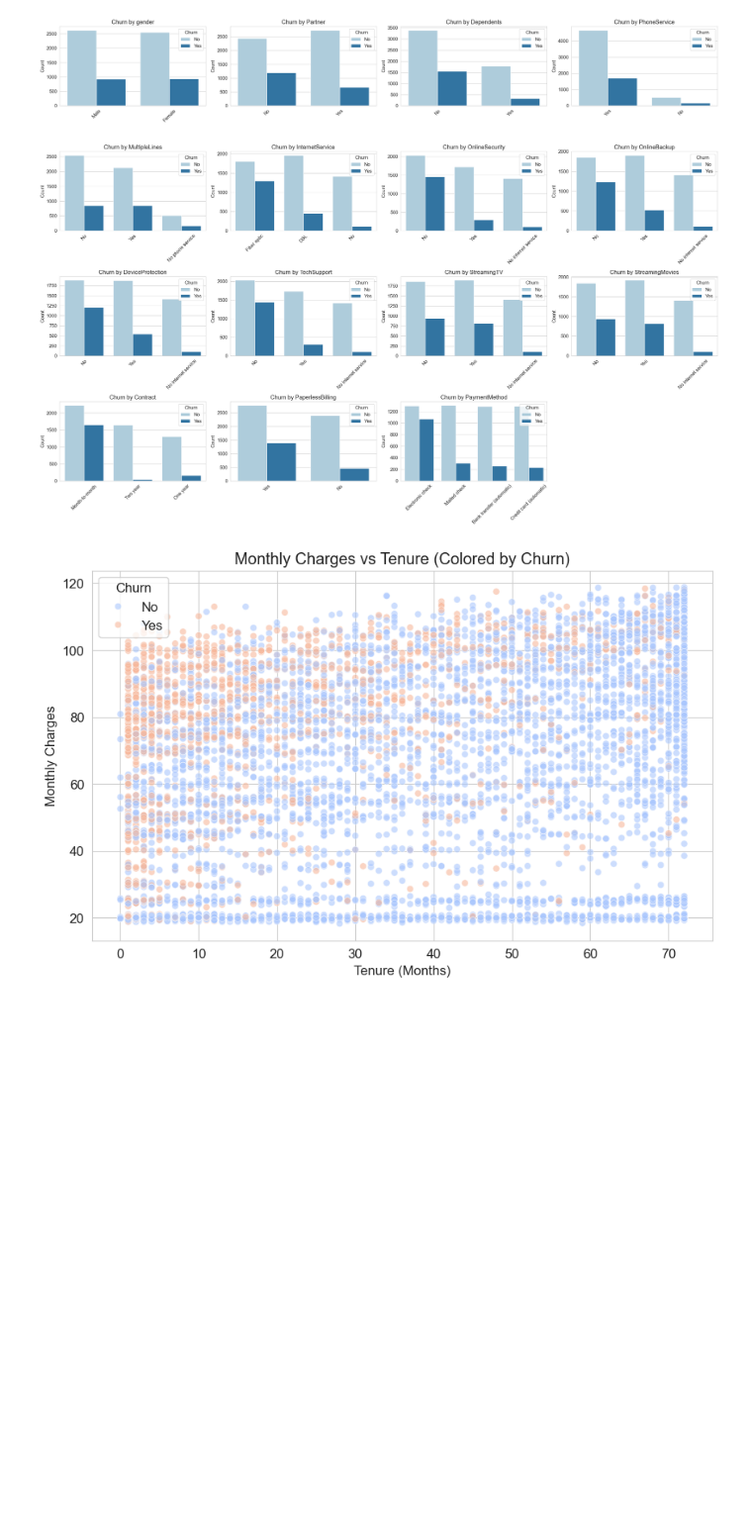
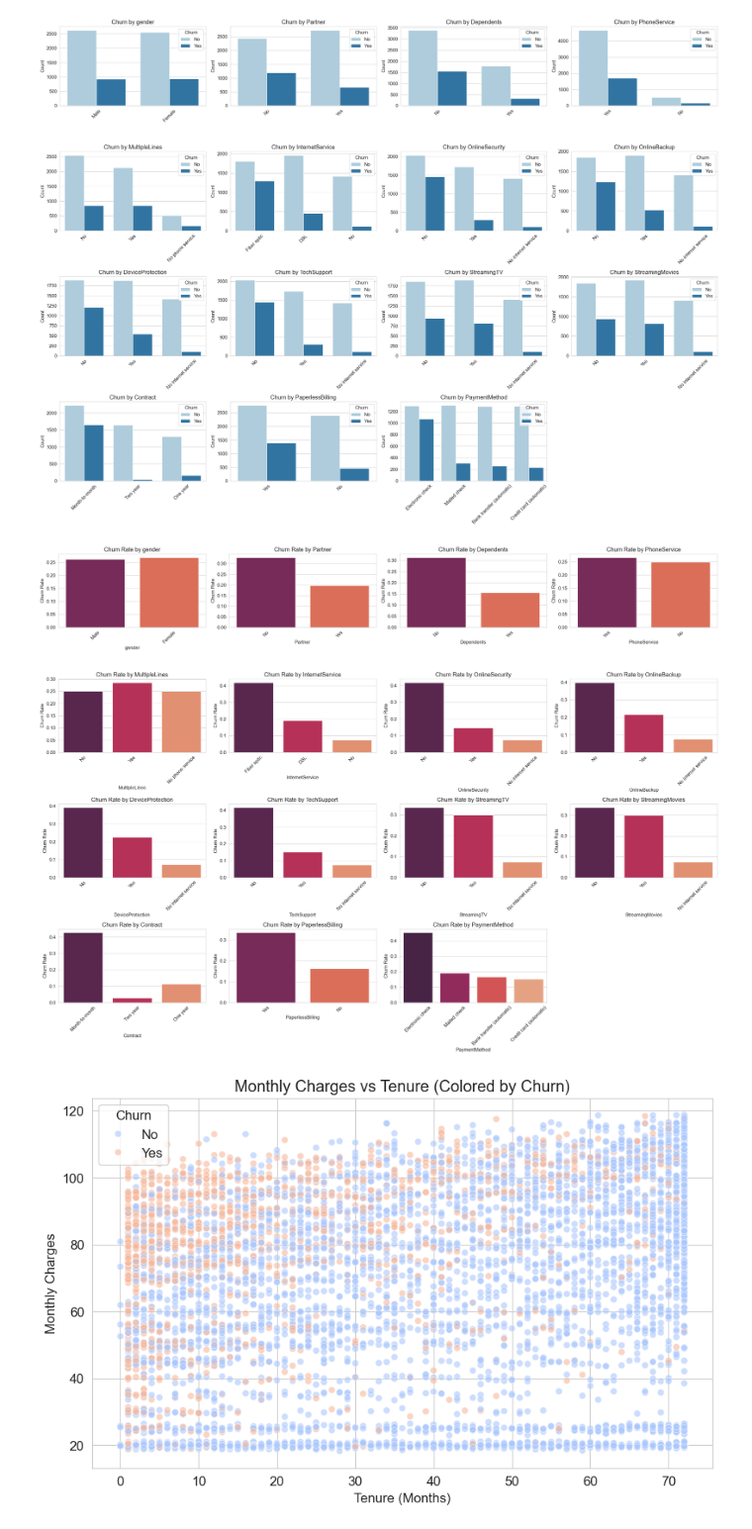
Before and after one commit to Pudamya/CM2604_ML_CW_2425595, a Jupyter notebook: pre_processing.ipynb, the cells around one changed output. Shown at 99% size. Drawn from its saved outputs; the diff is of its cells as text; code cells hidden in the pictures; blank space fills up the shorter version.

```diff
--- a/pre_processing.ipynb
+++ b/pre_processing.ipynb
@@ -400,6 +400,56 @@ plt.tight_layout()
 plt.show()
 # %% [output]
 [figure]
+# %%
+# CHURN RATE BY CATEGORY
+
+cat_cols = df.select_dtypes(include=["object"]).columns.tolist()
+cat_cols = [c for c in cat_cols if c != "Churn"]
+
+n_cols = 4  # Number of subplots in each row
+n_features = len(cat_cols)
+n_rows = int(np.ceil(n_features / n_cols))
+
+fig, axes = plt.subplots(n_rows, n_cols, figsize=(6 * n_cols, 4.5 * n_rows))
+axes = axes.flatten()
+
+for i, col in enumerate(cat_cols):
+
+    # Calculate churn rate per category
+    rate = (
+        df.groupby(col)["Churn"]
+          .value_counts(normalize=True)
+          .rename("proportion")
+          .reset_index()
+    )
+
+    # Filter to only churn = Yes
+    churn_rate = rate[rate["Churn"] == "Yes"]
+
+    ax = axes[i]
+
+    sns.barplot(
+        data=churn_rate,
+        x=col,
+        y="proportion",
+        order=df[col].value_counts().index,
+        palette="rocket",
+        ax=ax
+    )
+
+    ax.set_title(f"Churn Rate by {col}")
+    ax.set_ylabel("Churn Rate")
+    ax.set_xlabel(col)
+    ax.tick_params(axis="x", rotation=45)
+
+# Remove any unused empty axes
+for j in range(i + 1, len(axes)):
+    fig.delaxes(axes[j])
+
+plt.tight_layout()
+plt.show()
+# %% [output]
+[figure, added]
 # %%
 # TENURE VS MONTHLY CHARGES (BY CHURN)
 
```
Also changed, not shown: parts of 7 cells of this notebook.
